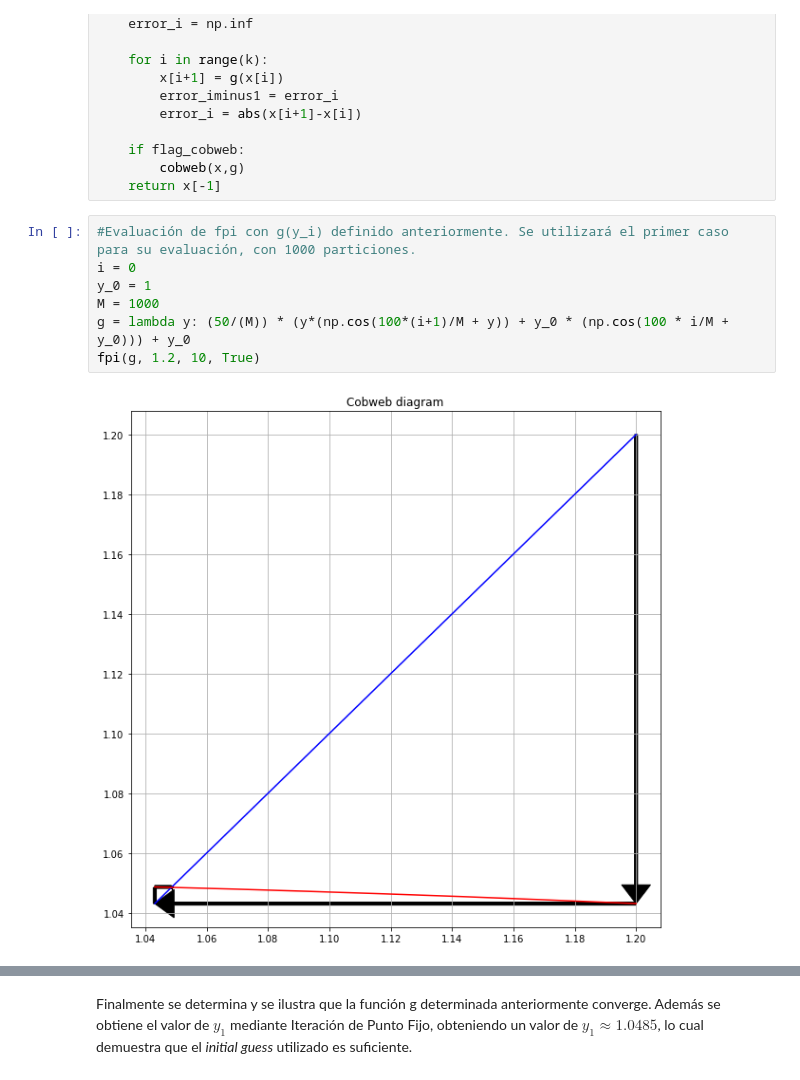
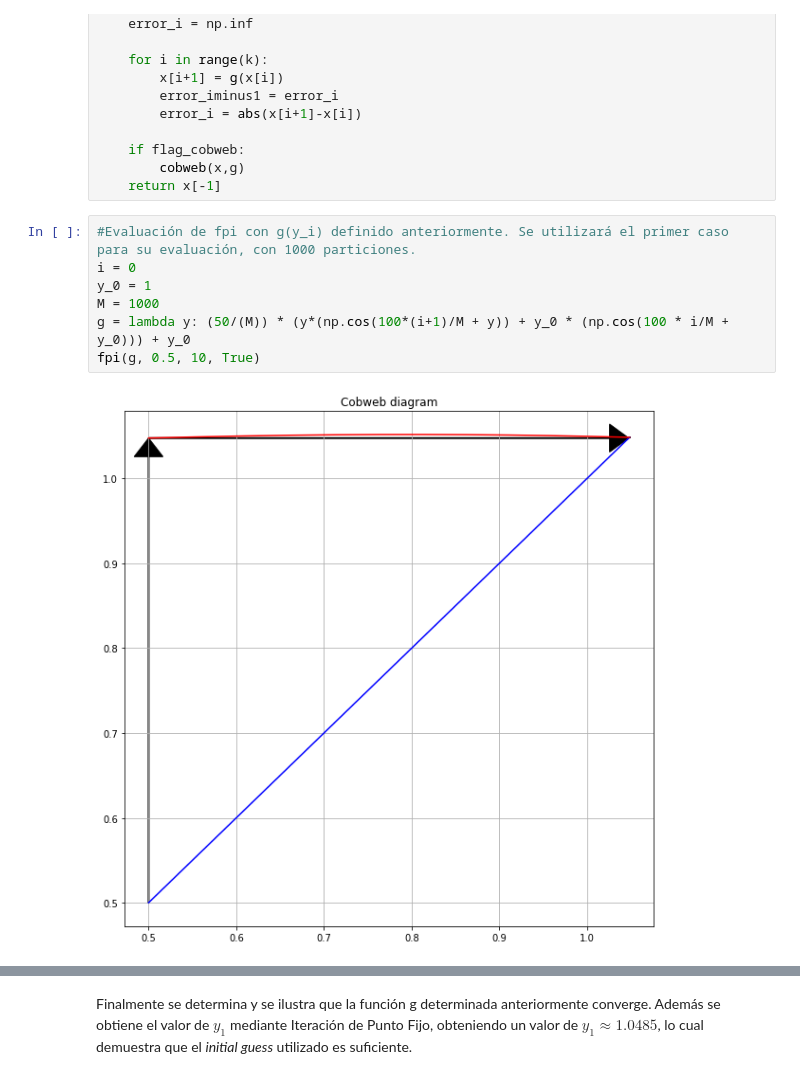
Before and after one commit to Sebaatd/Tarea1CC, a Jupyter notebook: Tarea1.ipynb, the cells around one changed output, grey strips where cells are left out. Saved outputs shown, nothing was run; the diff lists cells and outputs as text.

```diff
--- a/Tarea1.ipynb
+++ b/Tarea1.ipynb
@@ -247,9 +244,9 @@ def fpi(g, x0, k, flag_cobweb=False):
 # %%
 #Evaluación de fpi con g(y_i) definido anteriormente. Se utilizará el primer caso para su evaluación, con 1000 particiones.
 i = 0
 y_0 = 1
 M = 1000
 g = lambda y: (50/(M)) * (y*(np.cos(100*(i+1)/M + y)) + y_0 * (np.cos(100 * i/M + y_0))) + y_0
-fpi(g, 1.2, 10, True)
+fpi(g, 0.5, 10, True)
 # %% [output]
-[figure, old version]
+[figure, new version]
```
Also changed, not shown: parts of 15 cells of this notebook.
